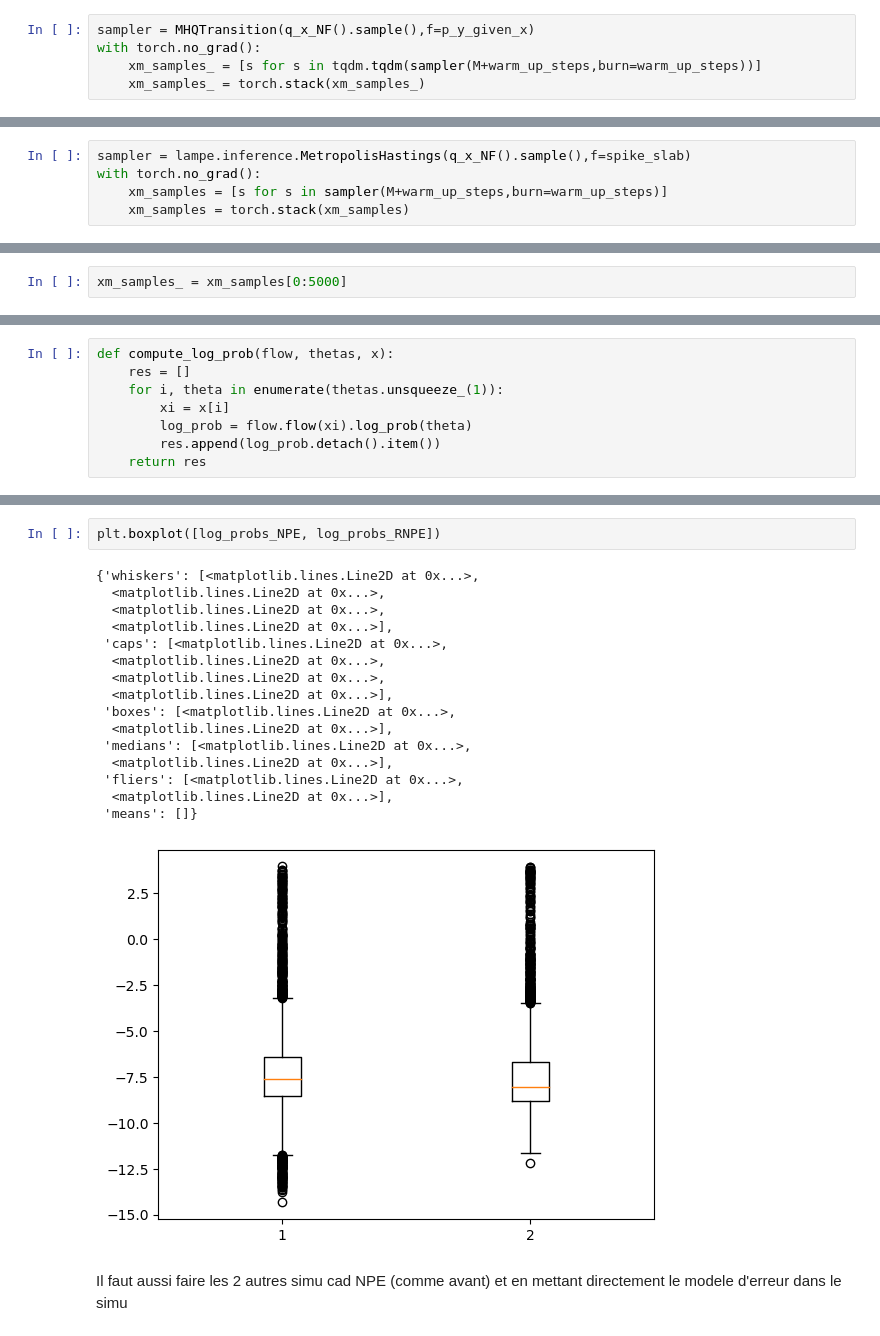
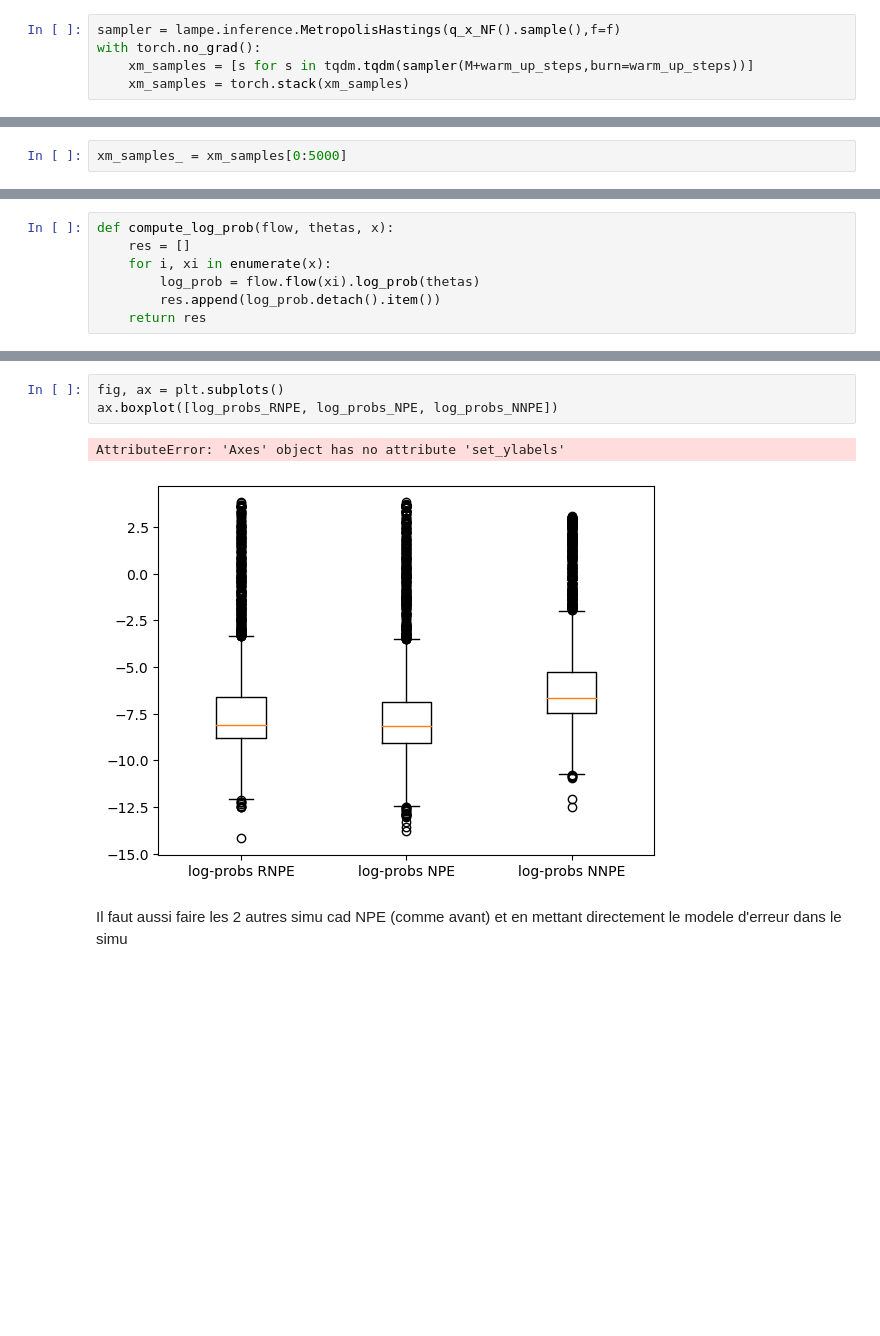
Before and after one commit to MouzaouiMatthieu/PFE, a Jupyter notebook: Robust_NPE.ipynb, the cells around one changed output, grey strips where cells are left out. Saved outputs shown, nothing was run; the diff lists cells and outputs as text; blank space fills up the shorter version.

```diff
--- a/Robust_NPE.ipynb
+++ b/Robust_NPE.ipynb
@@ -264,5 +227,5 @@ import tqdm
 # %%
-sampler = MHQTransition(q_x_NF().sample(),f=p_y_given_x)
+sampler = lampe.inference.MetropolisHastings(q_x_NF().sample(),f=f)
 with torch.no_grad():
-    xm_samples_ = [s for s in tqdm.tqdm(sampler(M+warm_up_steps,burn=warm_up_steps))]
-    xm_samples_ = torch.stack(xm_samples_)
+    xm_samples = [s for s in tqdm.tqdm(sampler(M+warm_up_steps,burn=warm_up_steps))]
+    xm_samples = torch.stack(xm_samples)
@@ -271,5 +231,0 @@ KeyboardInterrupt:
-# %%
-sampler = lampe.inference.MetropolisHastings(q_x_NF().sample(),f=spike_slab)
-with torch.no_grad():
-    xm_samples = [s for s in sampler(M+warm_up_steps,burn=warm_up_steps)]
-    xm_samples = torch.stack(xm_samples)
@@ -355,9 +357,8 @@ q_x.bijection.inverse_and_log_abs_det_jacobian(x_jax[0])
 # %%
 def compute_log_prob(flow, thetas, x):
     res = []
-    for i, theta in enumerate(thetas.unsqueeze_(1)):
-        xi = x[i]
-        log_prob = flow.flow(xi).log_prob(theta)
+    for i, xi in enumerate(x):
+        log_prob = flow.flow(xi).log_prob(thetas)
         res.append(log_prob.detach().item())
     return res
 # %%
@@ -366,21 +370,8 @@ log_probs_NPE = compute_log_prob(q_NPE, theta_star, x)
-# %%
-plt.boxplot([log_probs_NPE, log_probs_RNPE])
-# %% [output]
-{'whiskers': [<matplotlib.lines.Line2D at 0x...>,
-  <matplotlib.lines.Line2D at 0x...>,
-  <matplotlib.lines.Line2D at 0x...>,
-  <matplotlib.lines.Line2D at 0x...>],
- 'caps': [<matplotlib.lines.Line2D at 0x...>,
-  <matplotlib.lines.Line2D at 0x...>,
-  <matplotlib.lines.Line2D at 0x...>,
-  <matplotlib.lines.Line2D at 0x...>],
- 'boxes': [<matplotlib.lines.Line2D at 0x...>,
-  <matplotlib.lines.Line2D at 0x...>],
- 'medians': [<matplotlib.lines.Line2D at 0x...>,
-  <matplotlib.lines.Line2D at 0x...>],
- 'fliers': [<matplotlib.lines.Line2D at 0x...>,
-  <matplotlib.lines.Line2D at 0x...>],
- 'means': []}
-[figure, removed]
+# %%
+fig, ax = plt.subplots()
+ax.boxplot([log_probs_RNPE, log_probs_NPE, log_probs_NNPE])
+# %% [output]
+AttributeError: 'Axes' object has no attribute 'set_ylabels'
+[figure, added]
 # %% [markdown]
 Il faut aussi faire les 2 autres simu cad NPE (comme avant) et en mettant directement le modele d'erreur dans le simu
```
Also changed, not shown: parts of 36 cells of this notebook.
